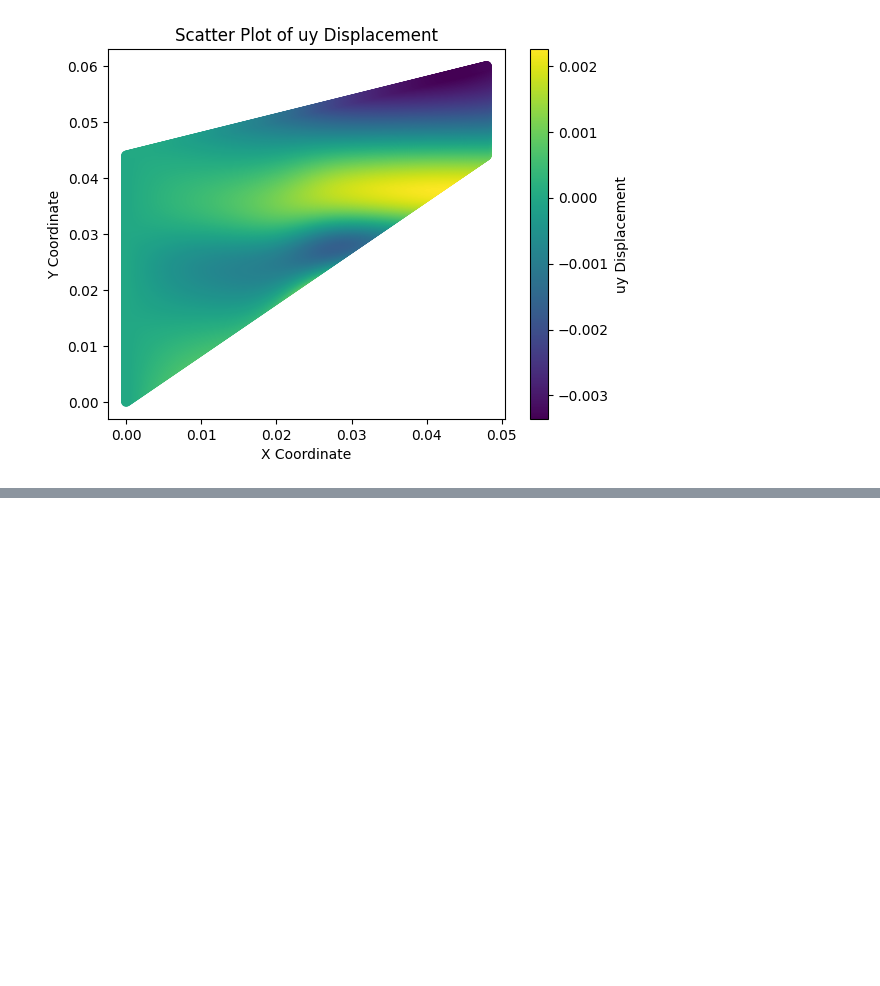
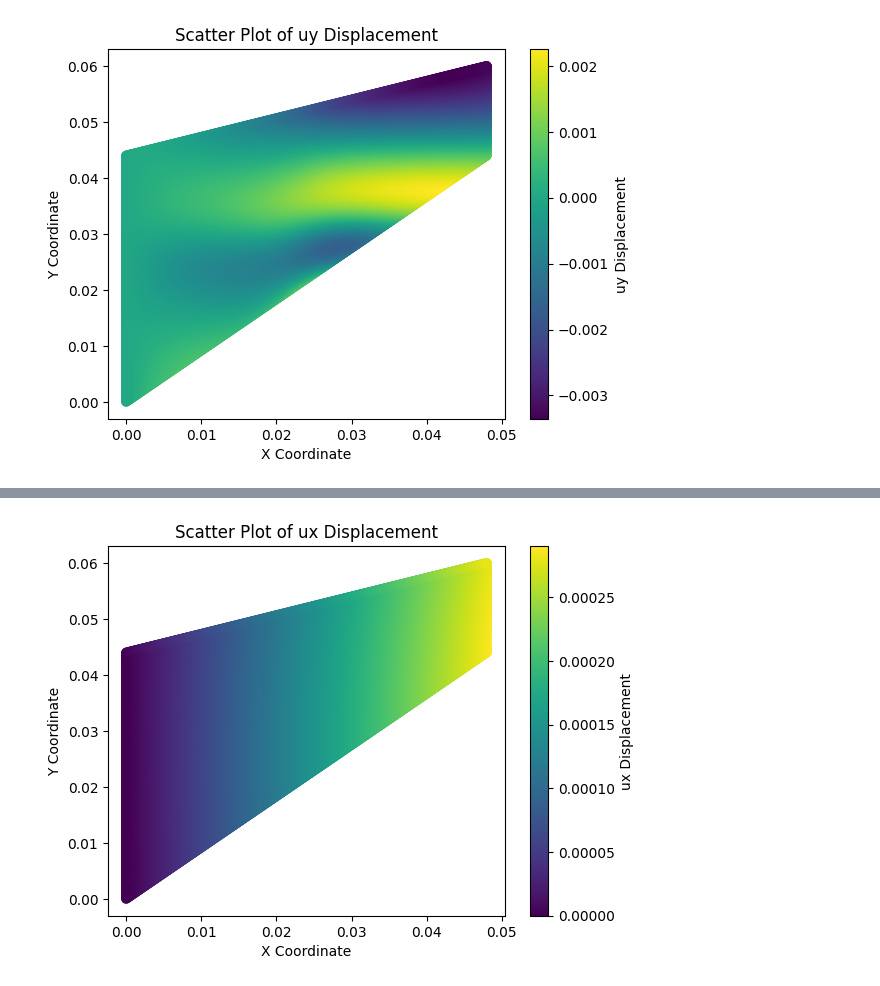
Before and after one commit to tirtho109/MasterThesis, a Jupyter notebook: src/FBPINNs/FBPINNsModelPDE/CooksProblem/cooks.ipynb, the cells around one changed output, grey strips where cells are left out. Cells and saved outputs as stored; diff of their text form; code cells hidden in the pictures; blank space fills up the shorter version.

```diff
--- a/src/FBPINNs/FBPINNsModelPDE/CooksProblem/cooks.ipynb
+++ b/src/FBPINNs/FBPINNsModelPDE/CooksProblem/cooks.ipynb
@@ -479,0 +512,3 @@ plt.show()
+# %%
+run = f"PINN_{tag}_{problem.__name__}_{network.__name__}_{nc}-nCol_{epochs}-epochs_{h}-layers_{p}-hidden_{wo}_wo_"
+run
@@ -479,0 +541,30 @@ plt.show()
+# %%
+c, model = load_model(run, rootdir="results/")
+
+# i, all_params, all_opt_states, u_test_losses = model
+# i,t,l1n = model[-1][:,0], model[-1][:,3], model[-1][:,-1]
+all_params, domain = model[1], c.domain
+x_batch = domain.sample_interior(all_params=all_params, key=None, sampler="grid", batch_shape=(500,500))
+out = PINN_solution(c, all_params, x_batch)
+
+
+ux, uy, sigaxx, sigmayy, sigmaxy  = out[:,0:1],out[:,1:2],out[:,2:3],out[:,3:4],out[:,4:5]
+
+import matplotlib.pyplot as plt
+import numpy as np
+x_coords = x_batch[:, 0]
+y_coords = x_batch[:, 1]
+
+plt.scatter(x_coords, y_coords, c=ux, cmap='viridis')  # 'c=ux' sets the colors based on ux values
+
+# Adding color bar to represent ux values
+plt.colorbar(label='ux Displacement')
+
+# Labeling axes
+plt.xlabel('X Coordinate')
+plt.ylabel('Y Coordinate')
+plt.title('Scatter Plot of ux Displacement')
+
+# Show plot
+plt.show()
+# %% [output]
@@ -479,0 +575 @@ plt.show()
+[figure, added]
```
Also changed, not shown: parts of 12 cells of this notebook.
